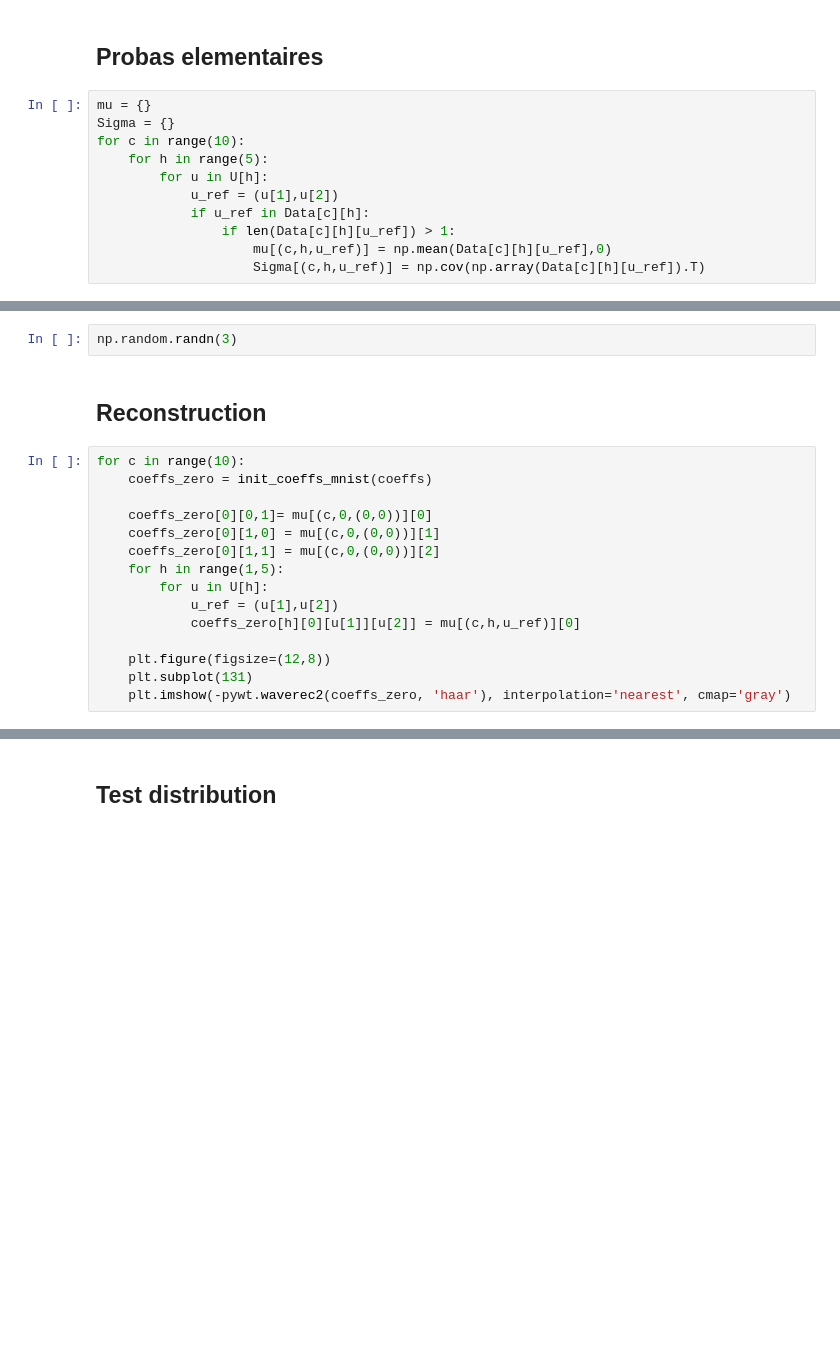
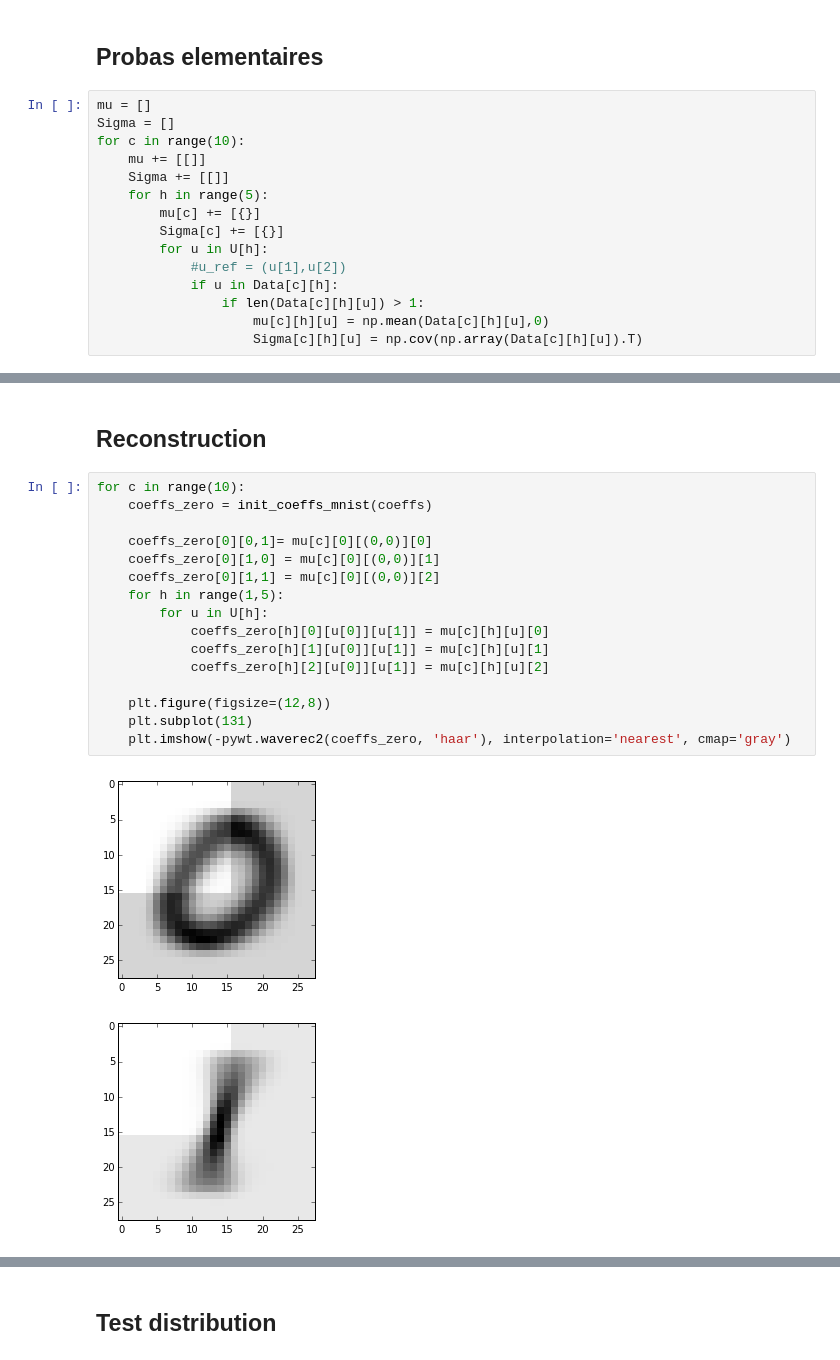
Before and after one commit to gdbmanu/ProjS8-git, a Jupyter notebook: mnist-pywt-tests.ipynb, the cells around one changed output, grey strips where cells are left out. Drawn from its saved outputs; the diff is of its cells as text; blank space fills up the shorter version.

```diff
--- a/mnist-pywt-tests.ipynb
+++ b/mnist-pywt-tests.ipynb
@@ -213,15 +318,19 @@ ax.view_init(20, -30)
 # %% [markdown]
 ## Probas elementaires
 # %%
-mu = {}
-Sigma = {}
+mu = []
+Sigma = []
 for c in range(10):
+    mu += [[]]
+    Sigma += [[]]
     for h in range(5):
+        mu[c] += [{}]
+        Sigma[c] += [{}]
         for u in U[h]:
-            u_ref = (u[1],u[2])
-            if u_ref in Data[c][h]:
-                if len(Data[c][h][u_ref]) > 1:
-                    mu[(c,h,u_ref)] = np.mean(Data[c][h][u_ref],0)
-                    Sigma[(c,h,u_ref)] = np.cov(np.array(Data[c][h][u_ref]).T)
+            #u_ref = (u[1],u[2])
+            if u in Data[c][h]:
+                if len(Data[c][h][u]) > 1:
+                    mu[c][h][u] = np.mean(Data[c][h][u],0)
+                    Sigma[c][h][u] = np.cov(np.array(Data[c][h][u]).T)
 # %%
 c = 0
@@ -232,19 +346,21 @@ print Sigma[(c,h,u)]
-# %%
-np.random.randn(3)
 # %% [markdown]
 ## Reconstruction
 # %%
 for c in range(10):
     coeffs_zero = init_coeffs_mnist(coeffs)
 
-    coeffs_zero[0][0,1]= mu[(c,0,(0,0))][0]
-    coeffs_zero[0][1,0] = mu[(c,0,(0,0))][1]
-    coeffs_zero[0][1,1] = mu[(c,0,(0,0))][2]
+    coeffs_zero[0][0,1]= mu[c][0][(0,0)][0]
+    coeffs_zero[0][1,0] = mu[c][0][(0,0)][1]
+    coeffs_zero[0][1,1] = mu[c][0][(0,0)][2]
     for h in range(1,5):
         for u in U[h]:
-            u_ref = (u[1],u[2])
-            coeffs_zero[h][0][u[1]][u[2]] = mu[(c,h,u_ref)][0]
+            coeffs_zero[h][0][u[0]][u[1]] = mu[c][h][u][0]
+            coeffs_zero[h][1][u[0]][u[1]] = mu[c][h][u][1]
+            coeffs_zero[h][2][u[0]][u[1]] = mu[c][h][u][2]
 
     plt.figure(figsize=(12,8))
     plt.subplot(131)
     plt.imshow(-pywt.waverec2(coeffs_zero, 'haar'), interpolation='nearest', cmap='gray')
+# %% [output]
+[figure, added]
+[figure, added]
```
Also changed, not shown: parts of 25 cells of this notebook.
